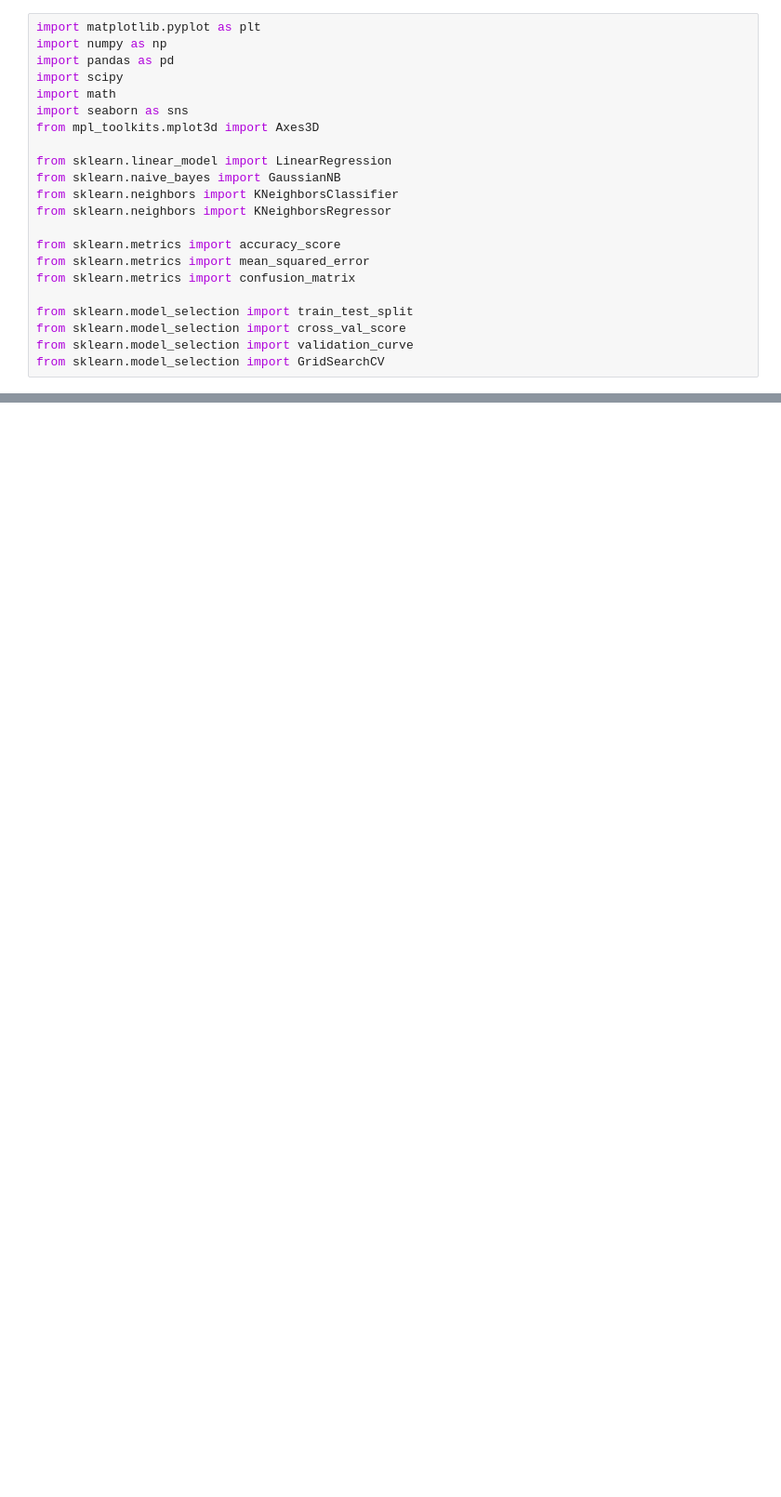
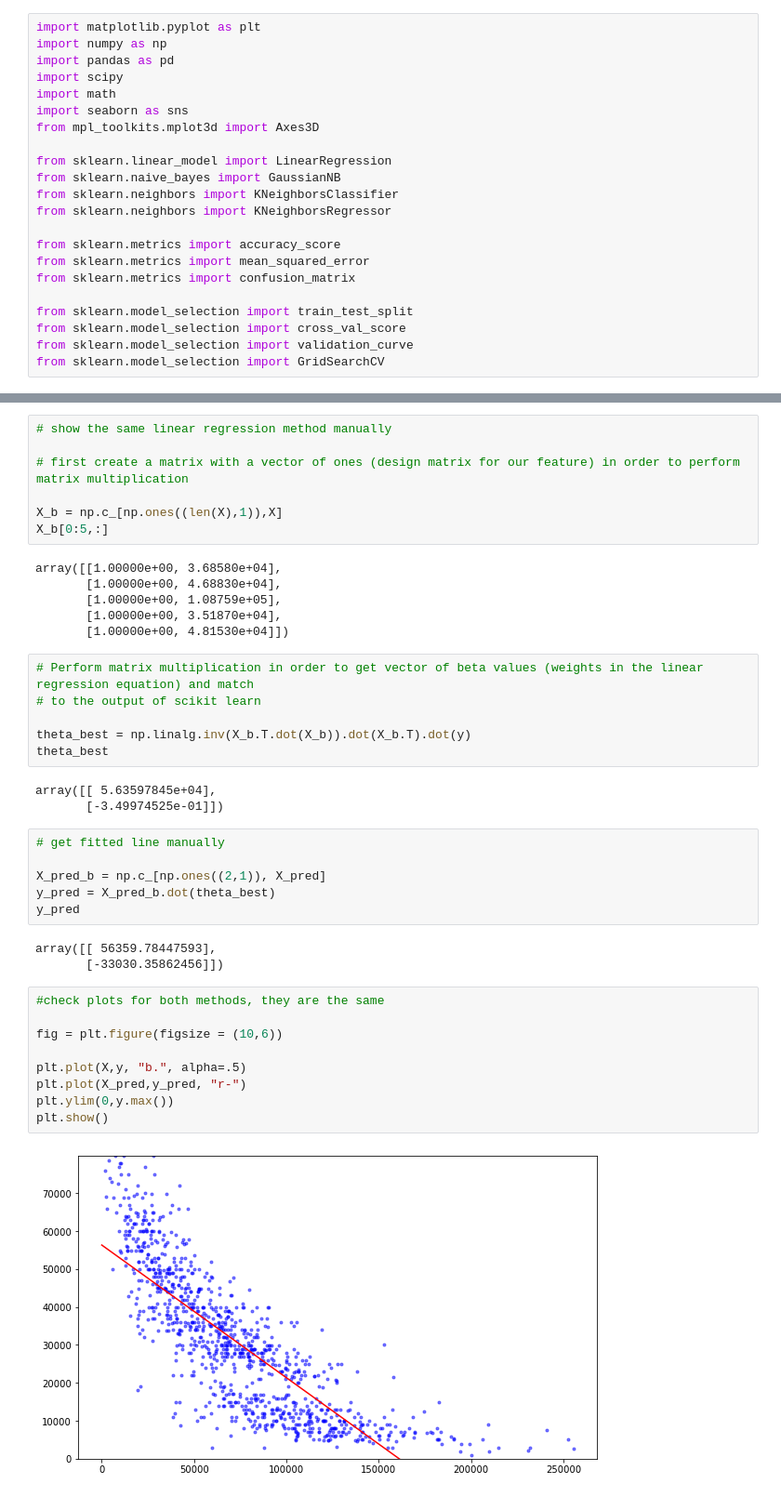
Before and after one commit to tkashdat/STP494, a Jupyter notebook: notebooks/kNNcars.ipynb, the cells around one changed output, grey strips where cells are left out. Shown: that part at 93% size. Drawn from its saved outputs; the diff is of its cells as text; blank space fills up the shorter version.

```diff
--- a/notebooks/kNNcars.ipynb
+++ b/notebooks/kNNcars.ipynb
@@ -144,0 +126,42 @@ fig.tight_layout()
+# %%
+# show the same linear regression method manually
+
+# first create a matrix with a vector of ones (design matrix for our feature) in order to perform matrix multiplication
+
+X_b = np.c_[np.ones((len(X),1)),X]
+X_b[0:5,:]
+# %% [output]
+array([[1.00000e+00, 3.68580e+04],
+       [1.00000e+00, 4.68830e+04],
+       [1.00000e+00, 1.08759e+05],
+       [1.00000e+00, 3.51870e+04],
+       [1.00000e+00, 4.81530e+04]])
+# %%
+# Perform matrix multiplication in order to get vector of beta values (weights in the linear regression equation) and match
+# to the output of scikit learn
+
+theta_best = np.linalg.inv(X_b.T.dot(X_b)).dot(X_b.T).dot(y)
+theta_best
+# %% [output]
+array([[ 5.63597845e+04],
+       [-3.49974525e-01]])
+# %%
+# get fitted line manually
+
+X_pred_b = np.c_[np.ones((2,1)), X_pred]
+y_pred = X_pred_b.dot(theta_best)
+y_pred
+# %% [output]
+array([[ 56359.78447593],
+       [-33030.35862456]])
+# %%
+#check plots for both methods, they are the same
+
+fig = plt.figure(figsize = (10,6))
+
+plt.plot(X,y, "b.", alpha=.5)
+plt.plot(X_pred,y_pred, "r-")
+plt.ylim(0,y.max())
+plt.show()
+# %% [output]
+[figure, added]
```
Also changed, not shown: parts of 43 cells of this notebook, 1 other file.
